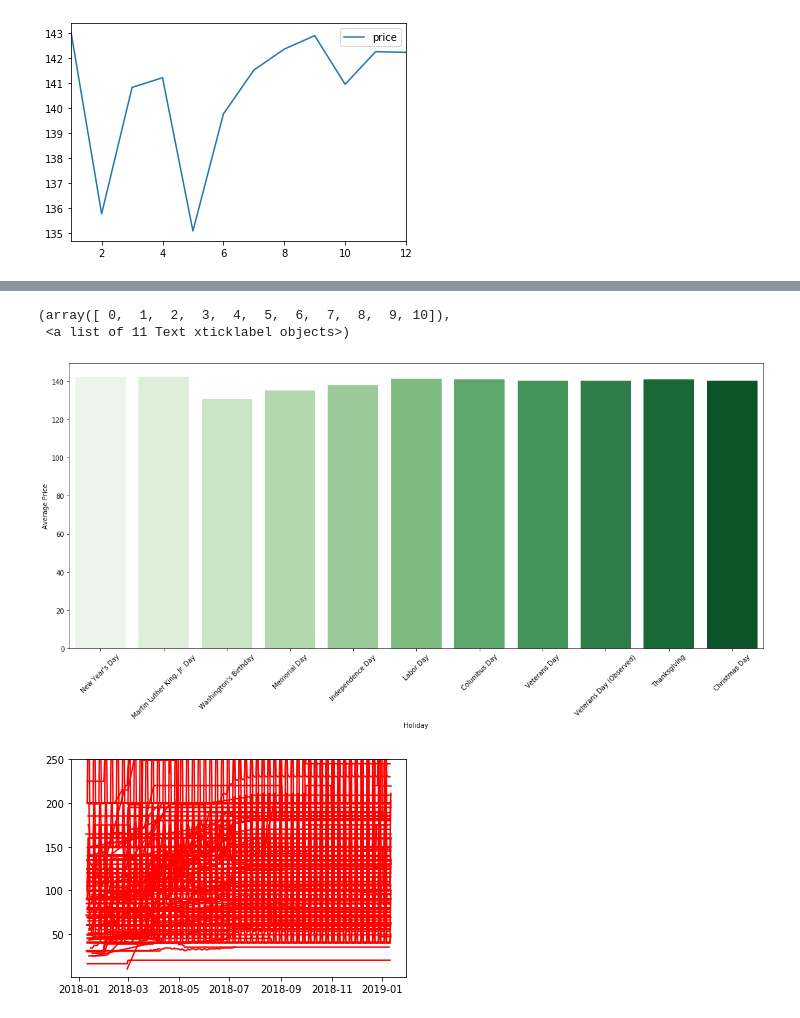
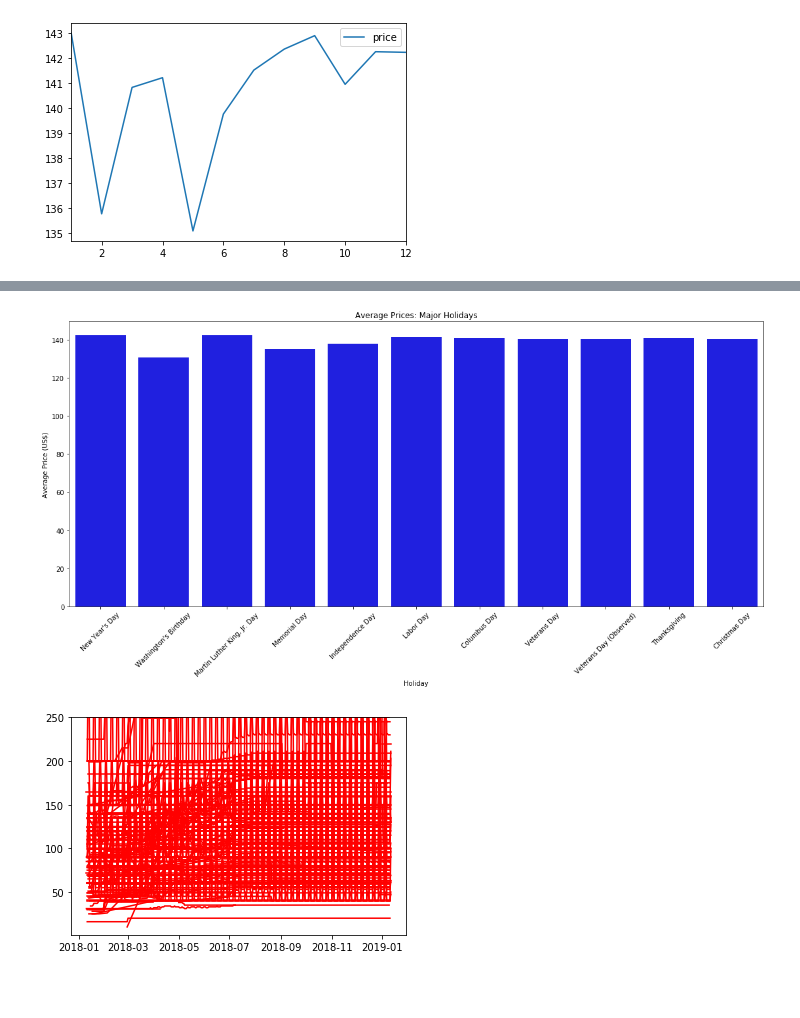
Before and after one commit to areselian/Project1_Group2, a Jupyter notebook: NYC_clndr.ipynb, the cells around one changed output, grey strips where cells are left out. Drawn from its saved outputs; the diff is of its cells as text; code cells hidden in the pictures; blank space fills up the shorter version.

```diff
--- a/NYC_clndr.ipynb
+++ b/NYC_clndr.ipynb
@@ -19,7 +19,7 @@ from pandas.plotting import register_matplotlib_converters
 register_matplotlib_converters()
 # %%
 # Import Data
-data_df = pd.read_csv('calendar.csv.gz', nrows=100000, compression='gzip', error_bad_lines=False)
+data_df = pd.read_csv('NYcalendar.csv.gz', nrows=100000, compression='gzip', error_bad_lines=False)
 # Set Display Options
 pd.set_option('display.max_rows', 100000)
 pd.set_option('display.max_columns', 100000)
@@ -133,7 +146,7 @@ for index,row in Hol_df.iterrows():
         Hol_df.set_value(index,'hol#',0)
     if row['holiday_name']=='Martin Luther King, Jr. Day':
         Hol_df.set_value(index,'hol#',1)
-    if row['holiday_name']=="Washington's Birthday":
+    if row['holiday_name']=="Presidents Day":
         Hol_df.set_value(index,'hol#',2)
     if row['holiday_name']=='Memorial Day':
         Hol_df.set_value(index,'hol#',3)
@@ -153,7 +166,7 @@ for index,row in Hol_df.iterrows():
         Hol_df.set_value(index,'hol#',10)
 Hol_df=Hol_df.sort_values('hol#',ascending=[1])
 Hol_df=Hol_df.rename(columns={'price':'Average_Price'})
-Hol_df.head()
+Hol_df
 # %% [output]
 |  | holiday_name | Average_Price | hol# |
 | 6 | New Year's Day | 142.300885 | 0 |
@@ -164,13 +183,13 @@ Hol_df.head()
 # %%
 # Holiday Prices
 plt.figure(figsize=(19,8))
-ax = sns.barplot("holiday_name", y="Average_Price", data=Hol_df,palette="Greens")
-ax.set(xlabel='Holiday', ylabel='Average Price')
+ax = sns.barplot("holiday_name", y="Average_Price", data=Hol_df,color="b")
+ax.set(xlabel='Holiday', ylabel='Average Price (US$)')
 plt.xticks(rotation=45)
+plt.title("Average Prices: Major Holidays")
+plt.savefig("NYC_Holiday_Avgs.png")
 # %% [output]
-(array([ 0,  1,  2,  3,  4,  5,  6,  7,  8,  9, 10]),
- <a list of 11 Text xticklabel objects>)
-[figure, old version]
+[figure, new version]
 # %%
 # THIS DOES NOT WORK UNLESS NORMALIZED AND HAVENT FIGURED IT OUT SO FAR. PROBABLY HAVE ENOUGH CHARTS WITHOUT IT?
 # Create array of unique Listing IDs
```
Also changed, not shown: parts of 4 cells of this notebook.
